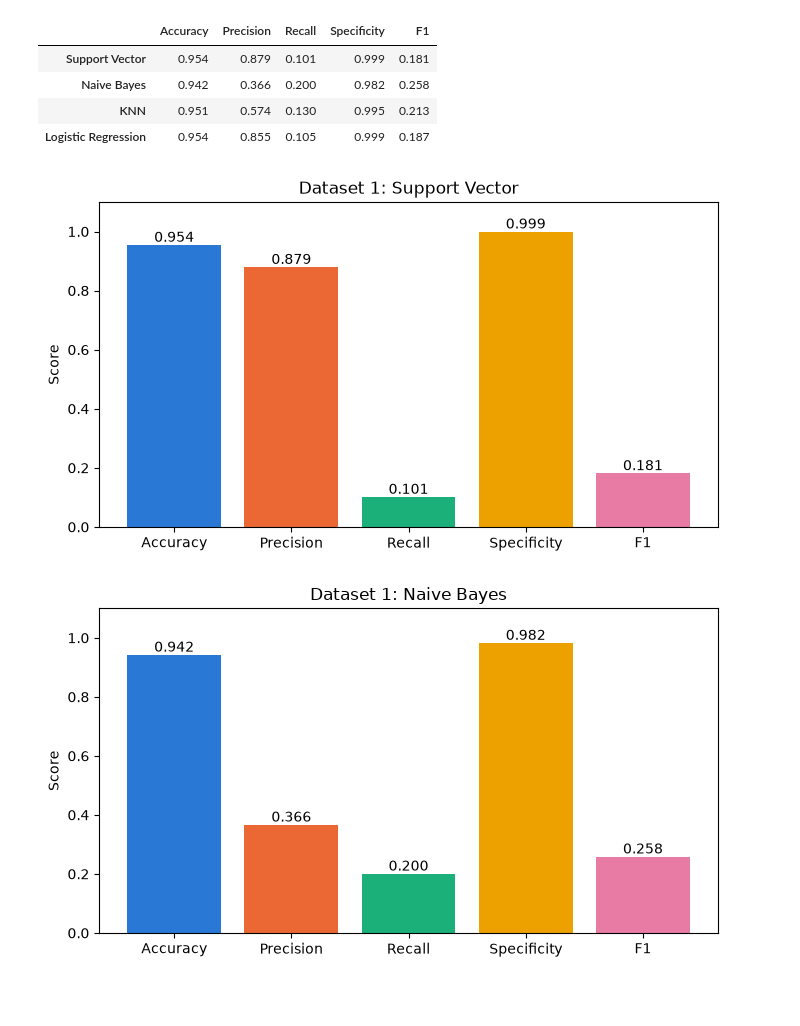
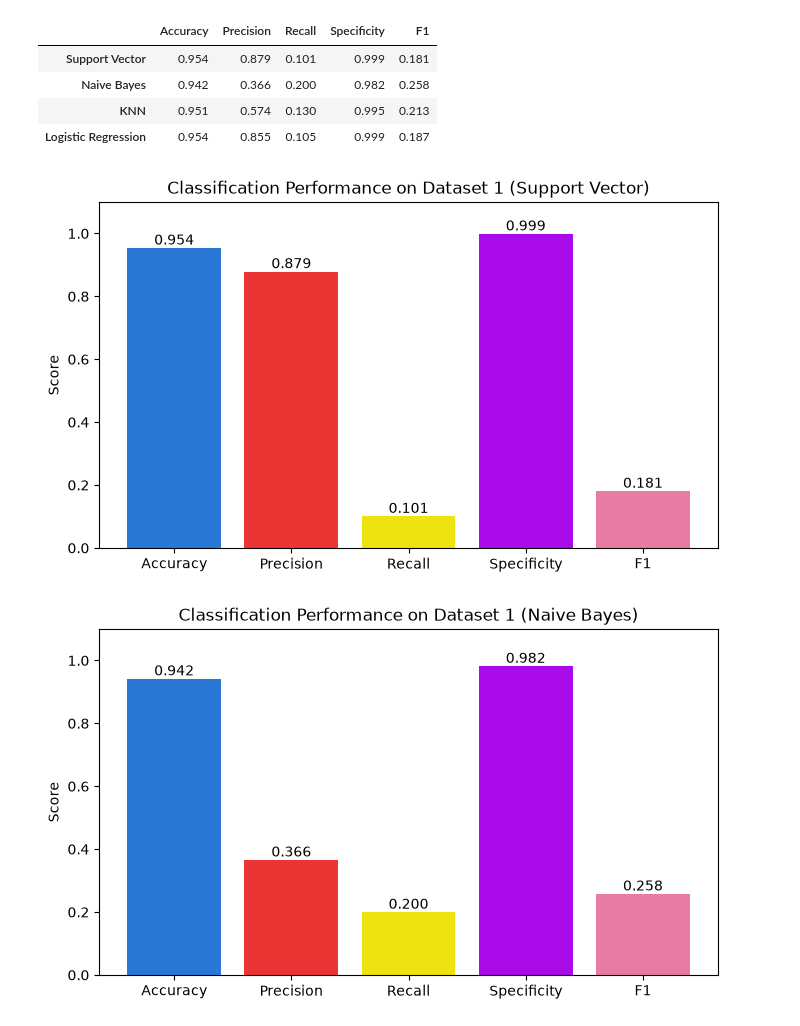
Before and after one commit to genbautista/DataMining, a Jupyter notebook: FraudulentDataset1.ipynb, the cells around one changed output. Cells and saved outputs as stored; diff of their text form; code cells hidden in the pictures; blank space fills up the shorter version.

```diff
--- a/FraudulentDataset1.ipynb
+++ b/FraudulentDataset1.ipynb
@@ -77,3 +75,25 @@ data = data[data['Customer Age'] > 0]   # remove the 521 impossible ages
 data.shape
 # %% [output]
 (1472431, 7)
+# %%
+rows = [('Dataset 1: Transactions\n(1,472,952 rows)', 1399114, 73838),
+        ('Dataset 2: Online Shops\n(1,140 rows)', 561, 579)]
+
+fig, ax = plt.subplots(figsize = (9, 3.6))
+for y, (name, legit, fraud) in zip([1, 0], rows):
+    lp, fp = legit / (legit + fraud) * 100, fraud / (legit + fraud) * 100
+    ax.barh(y, lp, height = 0.55, color = '#2a78d6', edgecolor = 'white', linewidth = 2, label = 'Legitimate (0)' if y == 1 else None)
+    ax.barh(y, fp, left = lp, height = 0.55, color = '#eb6834', edgecolor = 'white', linewidth = 2, label = 'Fraudulent (1)' if y == 1 else None)
+    ax.text(lp / 2, y, f'{lp:.1f}% legitimate', ha = 'center', va = 'center', color = 'white', fontweight = 'bold')
+    if fp > 10: ax.text(lp + fp / 2, y, f'{fp:.1f}% fraudulent', ha = 'center', va = 'center', color = 'white', fontweight = 'bold')
+    else: ax.text(101, y, f'{fp:.1f}% fraudulent', va = 'center', fontweight = 'bold')
+
+ax.set_yticks([1, 0], [r[0] for r in rows])
+ax.set_xlim(0, 118); ax.set_xticks([0, 25, 50, 75, 100], ['0%', '25%', '50%', '75%', '100%']); ax.set_xlabel('Share of rows')
+for s in ['top', 'right', 'left']: ax.spines[s].set_visible(False)
+ax.tick_params(axis = 'y', length = 0)
+ax.legend(loc = 'upper center', bbox_to_anchor = (0.5, -0.25), ncol = 2, frameon = False)
+ax.set_title('Fraud is rare in Dataset 1, as in real online shopping', loc = 'left', fontweight = 'bold')
+plt.tight_layout()
+#plt.savefig('fig_class_balance_both.png', dpi = 300, bbox_inches = 'tight')
+plt.show()
@@ -98,12 +120,12 @@ Account Age Days        int64
 Transaction Hour        int64
 dtype: object
 # %%
-all_methods = sorted(set(data['Payment Method']))
-all_methods
+all_paymethods = sorted(set(data['Payment Method']))
+all_paymethods
 # %% [output]
 ['PayPal', 'bank transfer', 'credit card', 'debit card']
 # %%
-one_hot_encoded_data = pd.DataFrame(0, index = data.index, columns = all_methods)
+one_hot_encoded_data = pd.DataFrame(0, index = data.index, columns = all_paymethods)
 
 for index, row in data.iterrows():
     one_hot_encoded_data.at[index, row['Payment Method']] = 1
@@ -196,20 +219,20 @@ Logistic Regression | TN: 9485 FP: 9 FN: 453 TP: 53
 | KNN | 0.951 | 0.574 | 0.130 | 0.995 | 0.213 |
 | Logistic Regression | 0.954 | 0.855 | 0.105 | 0.999 | 0.187 |
 # %%
-colors = ['#2a78d6', '#eb6834', '#1baf7a', '#eda100', '#e87ba4']
+colors = ['#2a78d6', "#eb3434", "#eee30e", "#aa0be9", '#e87ba4']
 
 for name in results_d1.index:
     scores = results_d1.loc[name]
 
     plt.figure(figsize = (7, 4))
     bars = plt.bar(scores.index, scores.values, color = colors)
     plt.bar_label(bars, fmt = '%.3f')
     plt.ylim(0, 1.1)
-    plt.title(f'Dataset 1: {name}')
     plt.ylabel('Score')
     plt.tight_layout()
-    #plt.savefig(f'd1_{name}.png', dpi = 150)
+    plt.title(f'Classification Performance on Dataset 1 ({name})')
+    #plt.savefig(f'd1_{name}.png', dpi=150, bbox_inches='tight')
     plt.show()
 # %% [output]
-[figure, old version]
+[figure, new version]
-[figure, old version]
+[figure, new version]
```
Also changed, not shown: parts of 10 cells of this notebook, 11 other files.
